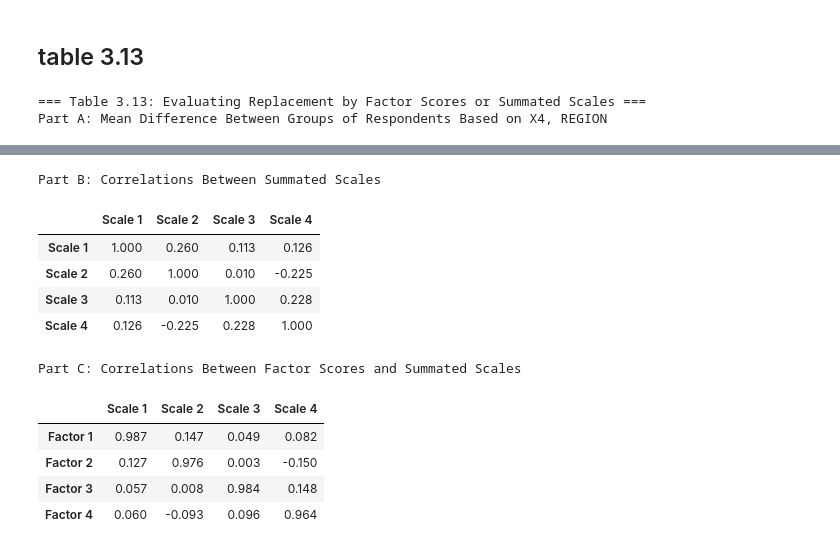
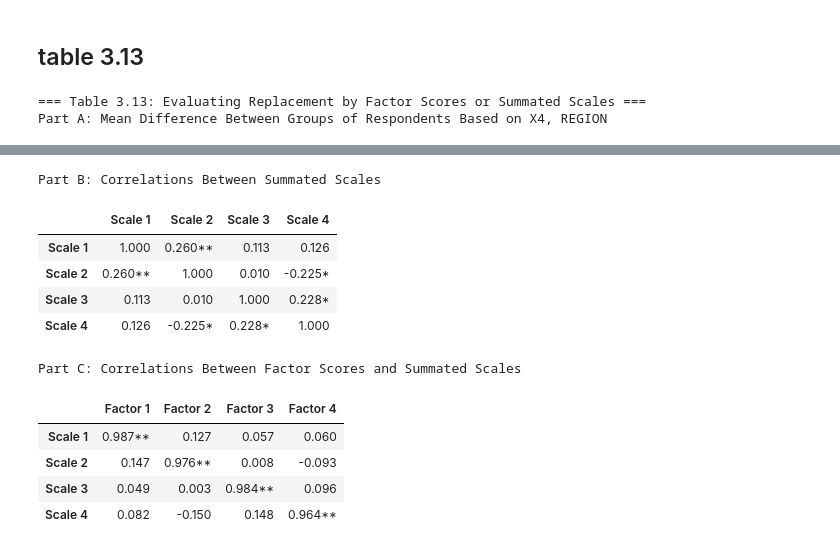
Before and after one commit to Xin95172/Personal-Project, a Jupyter notebook: 多變量分析/main.ipynb, the cells around one changed output, grey strips where cells are left out. Saved outputs shown, nothing was run; the diff lists cells and outputs as text; code cells hidden in the pictures.

```diff
--- a/多變量分析/main.ipynb
+++ b/多變量分析/main.ipynb
@@ -2893,48 +2893,81 @@ styles = [
     dict(selector=".row_heading.level1", props=[("text-align", "left"), ("vertical-align", "middle"), ("padding", "8px")])
 ]
 
 print("Part A: Mean Difference Between Groups of Respondents Based on X4, REGION")
 display(df_part_a.style.format("{:.3f}").set_table_styles(styles))
 
-# Part B & C
-corr_scales = df_scales.corr()
-corr_scales.columns = ['Scale 1', 'Scale 2', 'Scale 3', 'Scale 4']
-corr_scales.index = ['Scale 1', 'Scale 2', 'Scale 3', 'Scale 4']
+# Helper for Signif Stars
+def get_corr_p_matrix(df_1, df_2=None):
+    if df_2 is None:
+        cols = df_1.columns
+        idxs = df_1.columns
+        df_2 = df_1
+    else:
+        cols = df_2.columns
+        idxs = df_1.columns
+
+    res_vals = pd.DataFrame(index=idxs, columns=cols, dtype=object)
+
+    for r in idxs:
+        for c in cols:
+            if r == c and df_2 is df_1: # Diagonal is 1
+                res_vals.loc[r, c] = "1.000"
+            else:
+                r_val, p_val = stats.pearsonr(df_1[r], df_2[c])
+                star = ""
+                if p_val < 0.01:
+                    star = "**"
+                elif p_val < 0.05:
+                    star = "*"
+
+                # Format string
+                res_vals.loc[r, c] = f"{r_val:.3f}{star}"
+
+    return res_vals
+
+# Part B
+# df_scales columns needs to be simple for correlation matrix logic
+df_scales_renamed = df_scales.copy()
+df_scales_renamed.columns = ['Scale 1', 'Scale 2', 'Scale 3', 'Scale 4']
+
+df_corr_b = get_corr_p_matrix(df_scales_renamed)
 print("\nPart B: Correlations Between Summated Scales")
-display(corr_scales.style.format("{:.3f}").set_table_styles(styles))
+display(df_corr_b.style.set_table_styles(styles))
 
-corr_fs_scales = pd.concat([df_scores, df_scales], axis=1).corr().loc[df_scores.columns, df_scales.columns]
-corr_fs_scales.index = ['Factor 1', 'Factor 2', 'Factor 3', 'Factor 4']
-corr_fs_scales.columns = ['Scale 1', 'Scale 2', 'Scale 3', 'Scale 4']
+# Part C
+df_scores_renamed = df_scores.copy()
+df_scores_renamed.columns = ['Factor 1', 'Factor 2', 'Factor 3', 'Factor 4']
+
+df_corr_c = get_corr_p_matrix(df_scales_renamed, df_scores_renamed)
 print("\nPart C: Correlations Between Factor Scores and Summated Scales")
-display(corr_fs_scales.style.format("{:.3f}").set_table_styles(styles))
+display(df_corr_c.style.set_table_styles(styles))
 # %% [output]
 === Table 3.13: Evaluating Replacement by Factor Scores or Summated Scales ===
 Part A: Mean Difference Between Groups of Respondents Based on X4, REGION
 |  |  | Mean Scores |  | t-test |  |
 |  |  | Group 1: USA/North America | Group 2: Outside North America | t value | Significance |
 | Category | Measure |  |  |  |  |
 | Representative Variables from Eac... | X9, Complaint Resolution | 5.456 | 5.433 | 0.095 | 0.925 |
 |  | X12, Salesforce Image | 4.587 | 5.466 | -4.341 | 0.000 |
 |  | X8, Technical Support | 5.697 | 5.152 | 1.755 | 0.082 |
 |  | X6, Product Quality | 8.705 | 7.238 | 5.951 | 0.000 |
 | Factor Scores | Factor 1, Customer Service | -0.031 | 0.020 | -0.248 | 0.805 |
 |  | Factor 2, Marketing | -0.308 | 0.197 | -2.528 | 0.013 |
 |  | Factor 3, Technical Support | 0.154 | -0.098 | 1.234 | 0.220 |
 |  | Factor 4, Product Value | 0.741 | -0.474 | 7.342 | 0.000 |
 | Summated Scales | Scale 1, Customer Service | 4.520 | 4.545 | -0.140 | 0.889 |
 |  | Scale 2, Marketing | 3.945 | 4.475 | -3.293 | 0.001 |
 |  | Scale 3, Technical Support | 5.946 | 5.549 | 1.747 | 0.084 |
 |  | Scale 4, Product Value | 6.391 | 4.796 | 8.134 | 0.000 |
 Part B: Correlations Between Summated Scales
 |  | Scale 1 | Scale 2 | Scale 3 | Scale 4 |
-| Scale 1 | 1.000 | 0.260 | 0.113 | 0.126 |
-| Scale 2 | 0.260 | 1.000 | 0.010 | -0.225 |
-| Scale 3 | 0.113 | 0.010 | 1.000 | 0.228 |
-| Scale 4 | 0.126 | -0.225 | 0.228 | 1.000 |
+| Scale 1 | 1.000 | 0.260** | 0.113 | 0.126 |
+| Scale 2 | 0.260** | 1.000 | 0.010 | -0.225* |
+| Scale 3 | 0.113 | 0.010 | 1.000 | 0.228* |
+| Scale 4 | 0.126 | -0.225* | 0.228* | 1.000 |
 Part C: Correlations Between Factor Scores and Summated Scales
-|  | Scale 1 | Scale 2 | Scale 3 | Scale 4 |
-| Factor 1 | 0.987 | 0.147 | 0.049 | 0.082 |
-| Factor 2 | 0.127 | 0.976 | 0.003 | -0.150 |
-| Factor 3 | 0.057 | 0.008 | 0.984 | 0.148 |
-| Factor 4 | 0.060 | -0.093 | 0.096 | 0.964 |
+|  | Factor 1 | Factor 2 | Factor 3 | Factor 4 |
+| Scale 1 | 0.987** | 0.127 | 0.057 | 0.060 |
+| Scale 2 | 0.147 | 0.976** | 0.008 | -0.093 |
+| Scale 3 | 0.049 | 0.003 | 0.984** | 0.096 |
+| Scale 4 | 0.082 | -0.150 | 0.148 | 0.964** |
```
